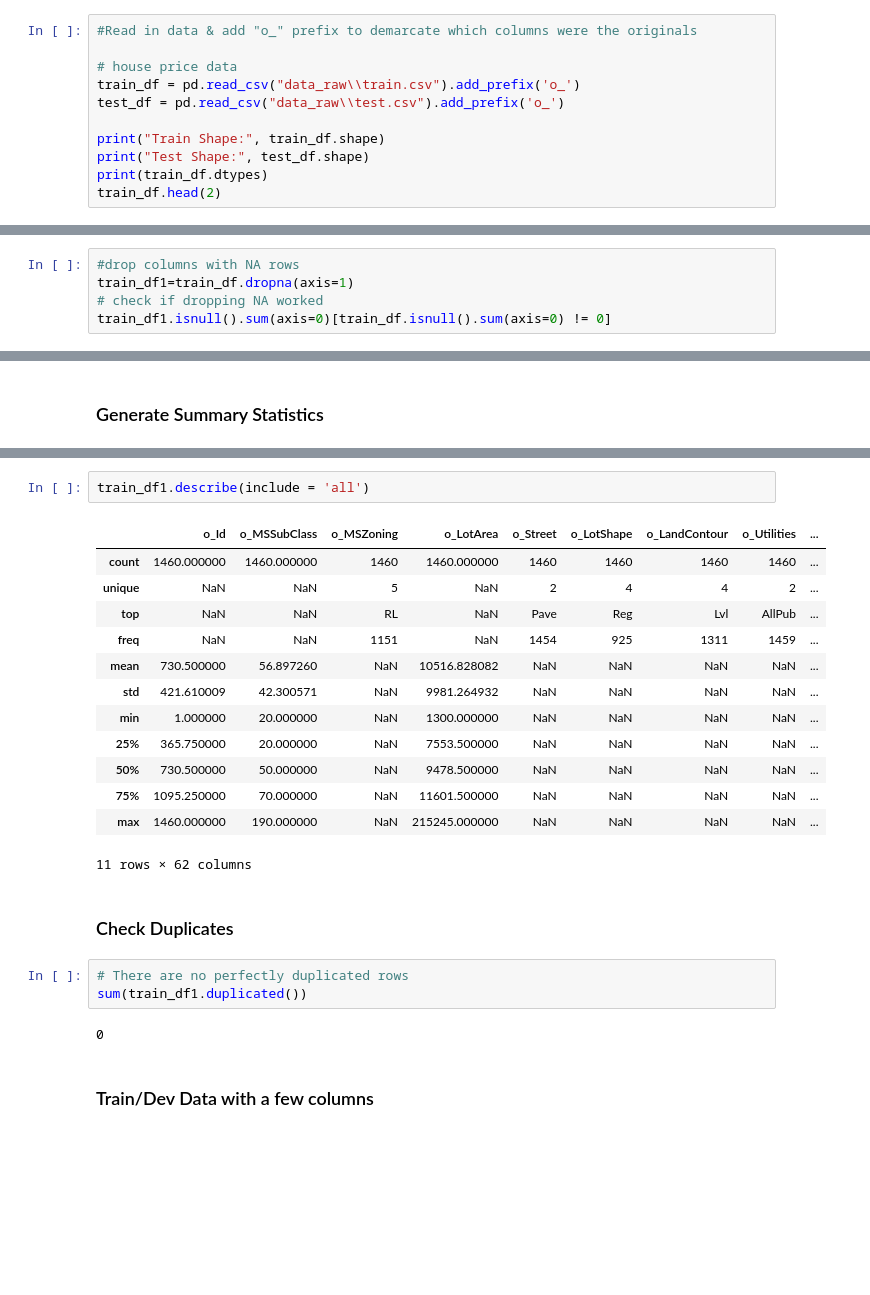
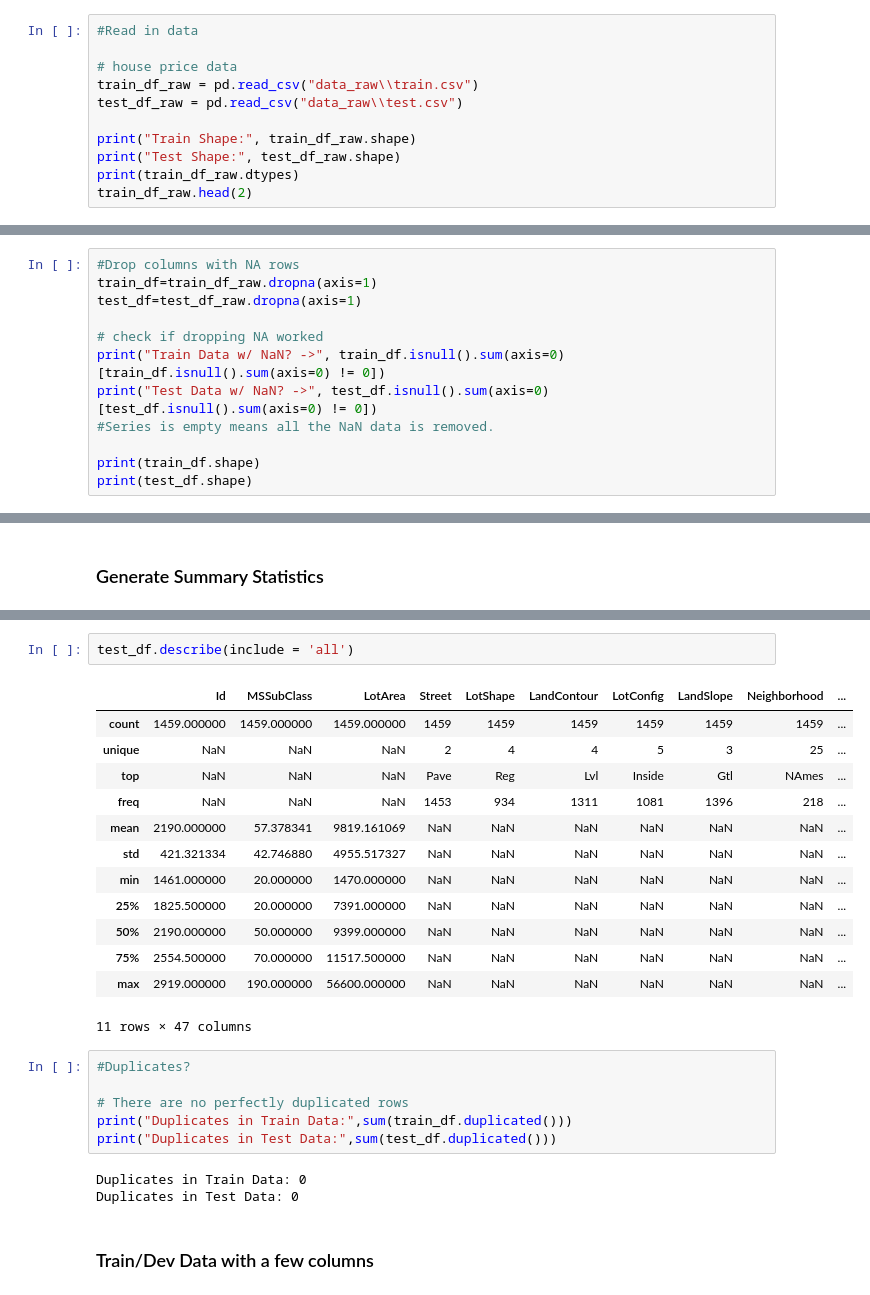
Before and after one commit to CSJohnLee/house_price_prediction, a Jupyter notebook: house_price_lee.ipynb, the cells around one changed output, grey strips where cells are left out. Drawn from its saved outputs; the diff is of its cells as text; blank space fills up the shorter version.

```diff
--- a/house_price_lee.ipynb
+++ b/house_price_lee.ipynb
@@ -43,16 +43,16 @@ np.random.seed(0)
 # %% [markdown]
 ### Load and Inspect Data
 # %%
-#Read in data & add "o_" prefix to demarcate which columns were the originals
+#Read in data
 
 # house price data
-train_df = pd.read_csv("data_raw\\train.csv").add_prefix('o_')
-test_df = pd.read_csv("data_raw\\test.csv").add_prefix('o_')
+train_df_raw = pd.read_csv("data_raw\\train.csv")
+test_df_raw = pd.read_csv("data_raw\\test.csv")
 
-print("Train Shape:", train_df.shape)
-print("Test Shape:", test_df.shape)
-print(train_df.dtypes)
-train_df.head(2)
+print("Train Shape:", train_df_raw.shape)
+print("Test Shape:", test_df_raw.shape)
+print(train_df_raw.dtypes)
+train_df_raw.head(2)
 # %% [output]
 Train Shape: (1460, 81)
 Test Shape: (1459, 80)
@@ -146,6 +181,13 @@ dtype: object
 # %%
-#drop columns with NA rows
-train_df1=train_df.dropna(axis=1)
+#Drop columns with NA rows
+train_df=train_df_raw.dropna(axis=1)
+test_df=test_df_raw.dropna(axis=1)
+
 # check if dropping NA worked
-train_df1.isnull().sum(axis=0)[train_df.isnull().sum(axis=0) != 0]
+print("Train Data w/ NaN? ->", train_df.isnull().sum(axis=0)[train_df.isnull().sum(axis=0) != 0])
+print("Test Data w/ NaN? ->", test_df.isnull().sum(axis=0)[test_df.isnull().sum(axis=0) != 0])
+#Series is empty means all the NaN data is removed.
+
+print(train_df.shape)
+print(test_df.shape)
 # %% [output]
@@ -171,26 +216,28 @@ train_df.describe(include = 'all')
 # %%
-train_df1.describe(include = 'all')
+test_df.describe(include = 'all')
 # %% [output]
-|  | o_Id | o_MSSubClass | o_MSZoning | o_LotArea | o_Street | o_LotShape | o_LandContour | o_Utilities | ... |
-| count | 1460.000000 | 1460.000000 | 1460 | 1460.000000 | 1460 | 1460 | 1460 | 1460 | ... |
-| unique | NaN | NaN | 5 | NaN | 2 | 4 | 4 | 2 | ... |
-| top | NaN | NaN | RL | NaN | Pave | Reg | Lvl | AllPub | ... |
-| freq | NaN | NaN | 1151 | NaN | 1454 | 925 | 1311 | 1459 | ... |
-| mean | 730.500000 | 56.897260 | NaN | 10516.828082 | NaN | NaN | NaN | NaN | ... |
-| std | 421.610009 | 42.300571 | NaN | 9981.264932 | NaN | NaN | NaN | NaN | ... |
-| min | 1.000000 | 20.000000 | NaN | 1300.000000 | NaN | NaN | NaN | NaN | ... |
-| 25% | 365.750000 | 20.000000 | NaN | 7553.500000 | NaN | NaN | NaN | NaN | ... |
-| 50% | 730.500000 | 50.000000 | NaN | 9478.500000 | NaN | NaN | NaN | NaN | ... |
-| 75% | 1095.250000 | 70.000000 | NaN | 11601.500000 | NaN | NaN | NaN | NaN | ... |
-| max | 1460.000000 | 190.000000 | NaN | 215245.000000 | NaN | NaN | NaN | NaN | ... |
+|  | Id | MSSubClass | LotArea | Street | LotShape | LandContour | LotConfig | LandSlope | Neighborhood | ... |
+| count | 1459.000000 | 1459.000000 | 1459.000000 | 1459 | 1459 | 1459 | 1459 | 1459 | 1459 | ... |
+| unique | NaN | NaN | NaN | 2 | 4 | 4 | 5 | 3 | 25 | ... |
+| top | NaN | NaN | NaN | Pave | Reg | Lvl | Inside | Gtl | NAmes | ... |
+| freq | NaN | NaN | NaN | 1453 | 934 | 1311 | 1081 | 1396 | 218 | ... |
+| mean | 2190.000000 | 57.378341 | 9819.161069 | NaN | NaN | NaN | NaN | NaN | NaN | ... |
+| std | 421.321334 | 42.746880 | 4955.517327 | NaN | NaN | NaN | NaN | NaN | NaN | ... |
+| min | 1461.000000 | 20.000000 | 1470.000000 | NaN | NaN | NaN | NaN | NaN | NaN | ... |
+| 25% | 1825.500000 | 20.000000 | 7391.000000 | NaN | NaN | NaN | NaN | NaN | NaN | ... |
+| 50% | 2190.000000 | 50.000000 | 9399.000000 | NaN | NaN | NaN | NaN | NaN | NaN | ... |
+| 75% | 2554.500000 | 70.000000 | 11517.500000 | NaN | NaN | NaN | NaN | NaN | NaN | ... |
+| max | 2919.000000 | 190.000000 | 56600.000000 | NaN | NaN | NaN | NaN | NaN | NaN | ... |
-11 rows × 62 columns
+11 rows × 47 columns
-# %% [markdown]
-### Check Duplicates
 # %%
+#Duplicates?
+
 # There are no perfectly duplicated rows
-sum(train_df1.duplicated())
+print("Duplicates in Train Data:",sum(train_df.duplicated()))
+print("Duplicates in Test Data:",sum(test_df.duplicated()))
 # %% [output]
-0
+Duplicates in Train Data: 0
+Duplicates in Test Data: 0
 # %% [markdown]
 ### Train/Dev Data with a few columns
 # %%
```
Also changed, not shown: parts of 22 cells of this notebook.
